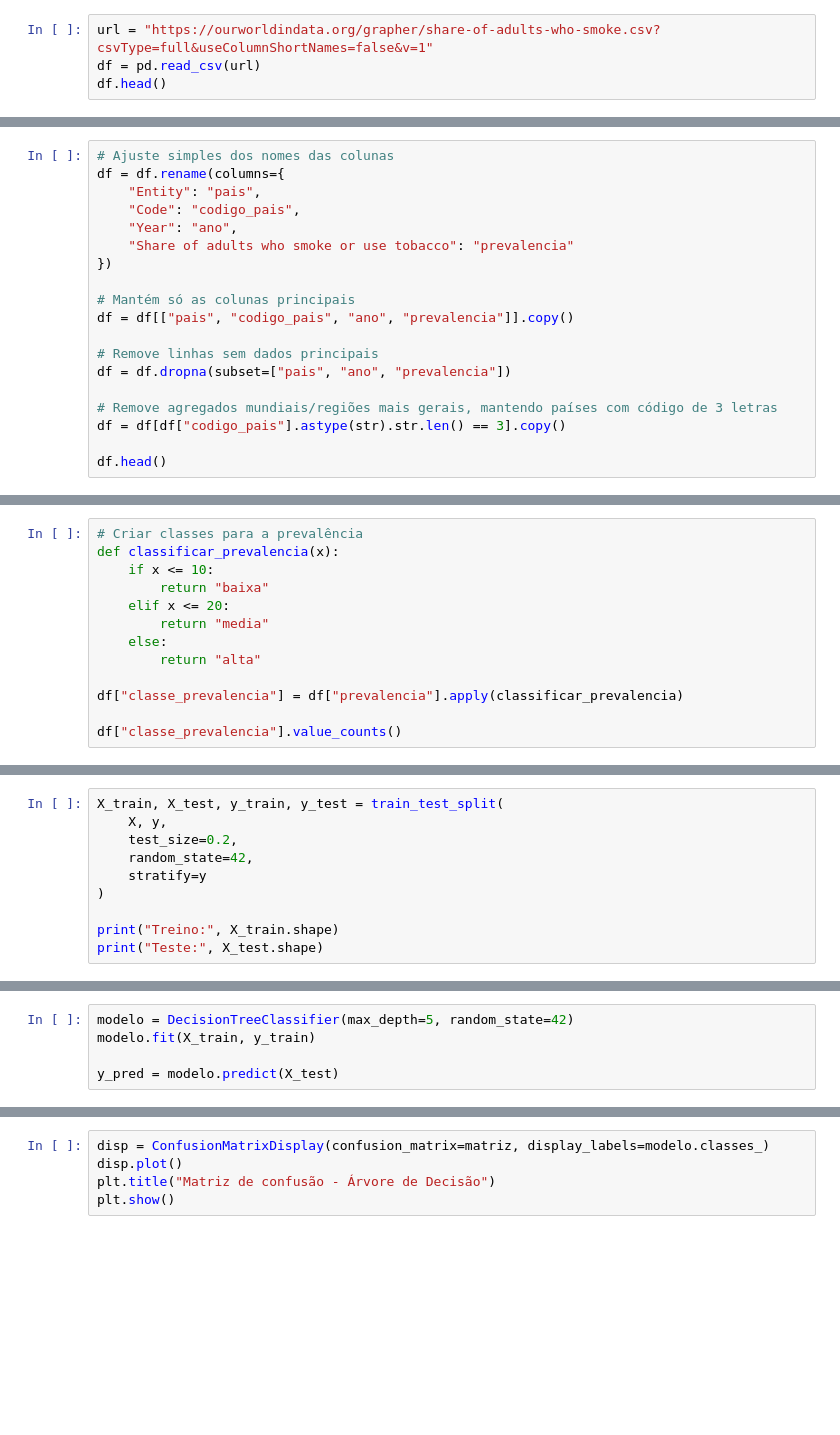
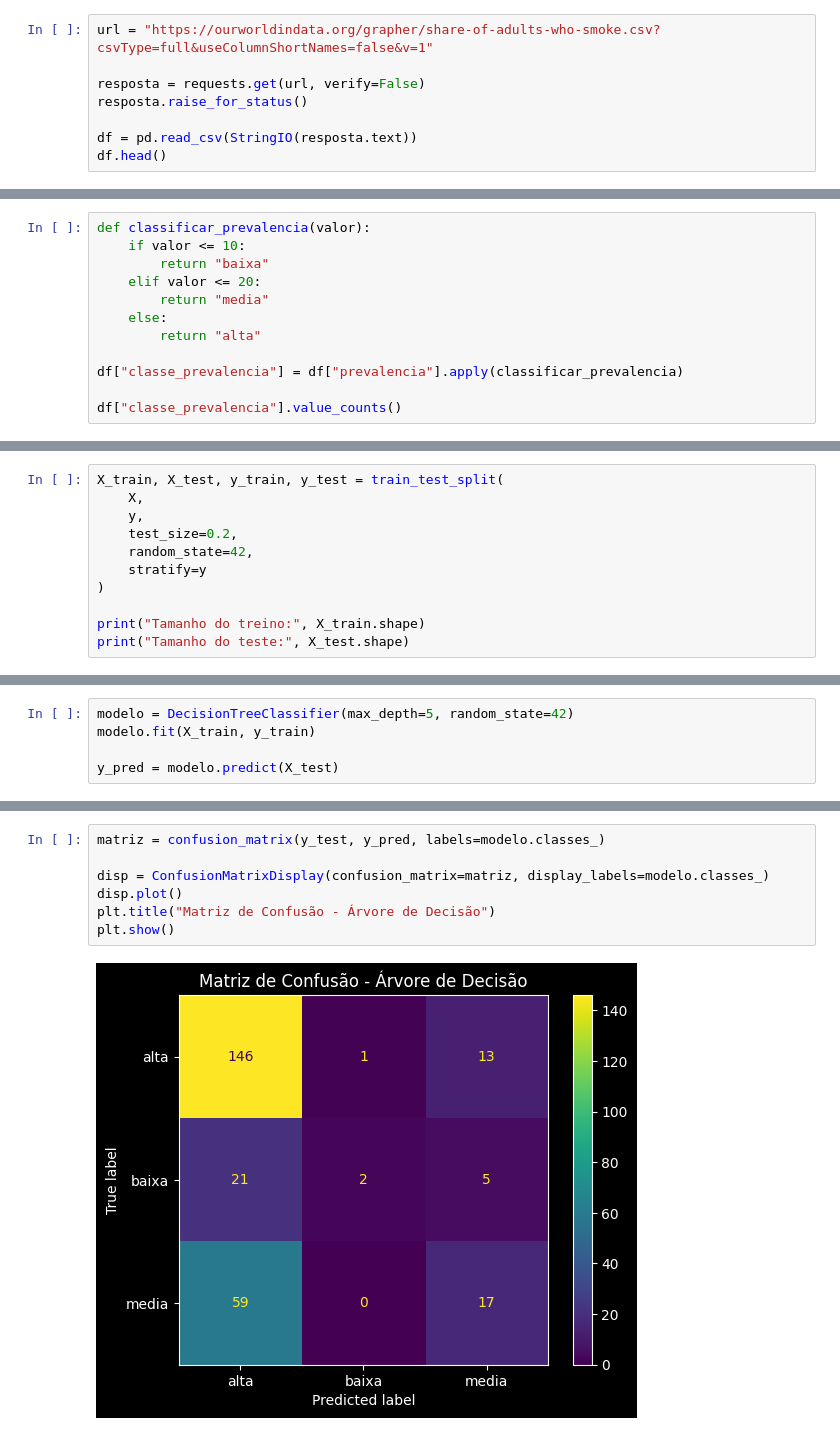
Before and after one commit to danielfilho-school/PA2-tabagismo, a Jupyter notebook: Tabagismo/notebooks/etapa3_arvore_decisao_tabagismo.ipynb, the cells around one changed output, grey strips where cells are left out. Cells and saved outputs as stored; diff of their text form; blank space fills up the shorter version.

```diff
--- a/Tabagismo/notebooks/etapa3_arvore_decisao_tabagismo.ipynb
+++ b/Tabagismo/notebooks/etapa3_arvore_decisao_tabagismo.ipynb
@@ -29,4 +26,8 @@ from sklearn.metrics import accuracy_score, classification_report, confusion_mat
 # %%
 url = "https://ourworldindata.org/grapher/share-of-adults-who-smoke.csv?csvType=full&useColumnShortNames=false&v=1"
-df = pd.read_csv(url)
+
+resposta = requests.get(url, verify=False)
+resposta.raise_for_status()
+
+df = pd.read_csv(StringIO(resposta.text))
 df.head()
@@ -43,19 +40,0 @@ Nesta etapa:
-# %%
-# Ajuste simples dos nomes das colunas
-df = df.rename(columns={
-    "Entity": "pais",
-    "Code": "codigo_pais",
-    "Year": "ano",
-    "Share of adults who smoke or use tobacco": "prevalencia"
-})
-
-# Mantém só as colunas principais
-df = df[["pais", "codigo_pais", "ano", "prevalencia"]].copy()
-
-# Remove linhas sem dados principais
-df = df.dropna(subset=["pais", "ano", "prevalencia"])
-
-# Remove agregados mundiais/regiões mais gerais, mantendo países com código de 3 letras
-df = df[df["codigo_pais"].astype(str).str.len() == 3].copy()
-
-df.head()
@@ -62,9 +100,8 @@ df.head()
 # %%
-# Criar classes para a prevalência
-def classificar_prevalencia(x):
-    if x <= 10:
+def classificar_prevalencia(valor):
+    if valor <= 10:
         return "baixa"
-    elif x <= 20:
+    elif valor <= 20:
         return "media"
     else:
         return "alta"
@@ -90,10 +137,11 @@ X.head()
 # %%
 X_train, X_test, y_train, y_test = train_test_split(
-    X, y,
+    X,
+    y,
     test_size=0.2,
     random_state=42,
     stratify=y
 )
 
-print("Treino:", X_train.shape)
-print("Teste:", X_test.shape)
+print("Tamanho do treino:", X_train.shape)
+print("Tamanho do teste:", X_test.shape)
@@ -117,5 +178,9 @@ matriz
 # %%
+matriz = confusion_matrix(y_test, y_pred, labels=modelo.classes_)
+
 disp = ConfusionMatrixDisplay(confusion_matrix=matriz, display_labels=modelo.classes_)
 disp.plot()
-plt.title("Matriz de confusão - Árvore de Decisão")
+plt.title("Matriz de Confusão - Árvore de Decisão")
 plt.show()
+# %% [output]
+[figure, added]
```
Also changed, not shown: parts of 34 cells of this notebook, 3 other files.
